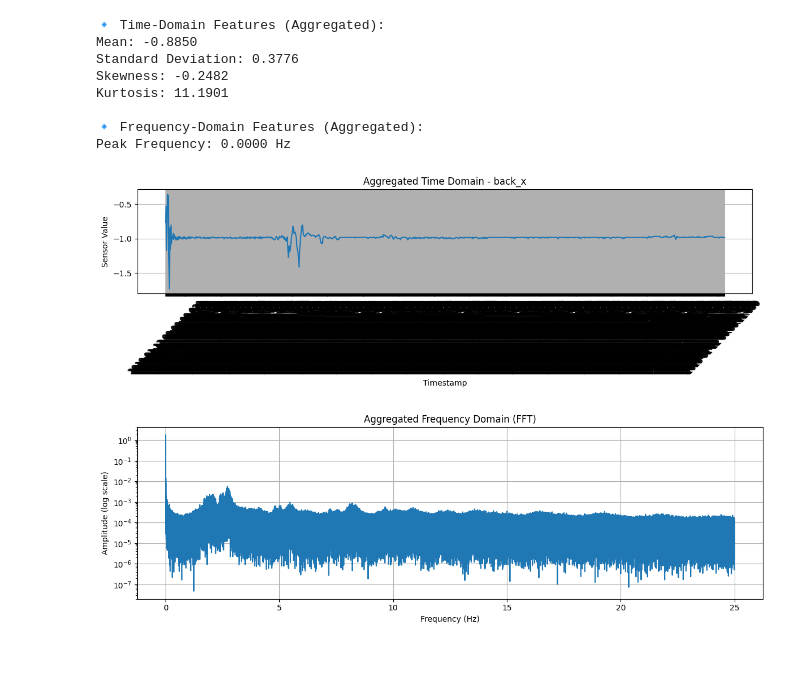
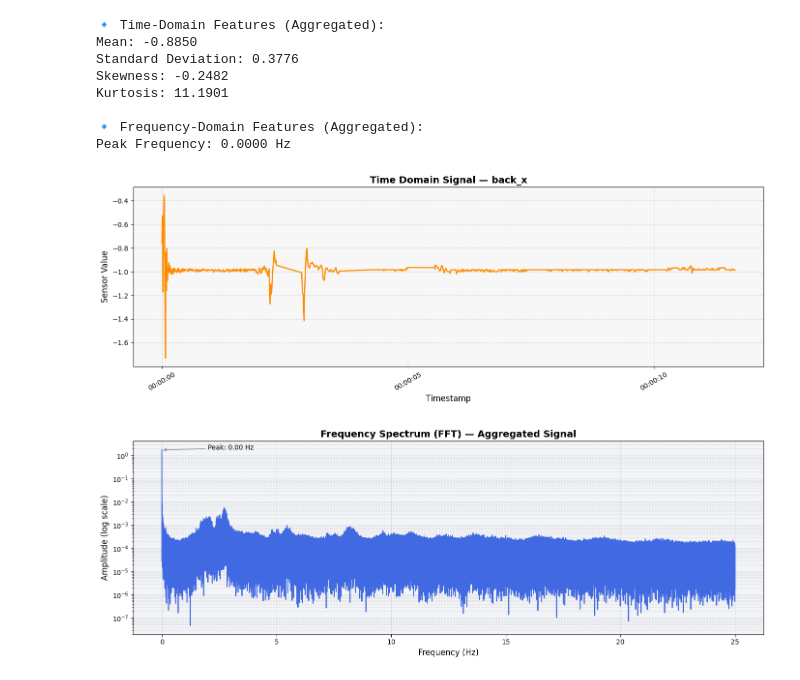
Before and after one commit to prem9/cs-156-demo3, a Jupyter notebook: part1Demo3.ipynb, the cells around one changed output. Saved outputs shown, nothing was run; the diff lists cells and outputs as text; code cells hidden in the pictures.

```diff
--- a/part1Demo3.ipynb
+++ b/part1Demo3.ipynb
@@ -6,33 +6,37 @@ from scipy.stats import skew, kurtosis
 from scipy.fft import fft, fftfreq
 import matplotlib.pyplot as plt
 import matplotlib.dates as mdates
+import warnings
 
-# Configuration
+# --- Suppress warnings about missing glyphs ---
+warnings.filterwarnings("ignore", category=UserWarning, module='matplotlib')
+
+# --- Configuration ---
 folder_path = "./harth"
 sensor_column = 'back_x'
 sampling_interval = 0.02  # 50Hz
 
-# Aggregated data storage
+# --- Aggregated data storage ---
 all_sensor_values = []
 all_timestamps = []
 
-# Loop through all CSV files in folder
+# --- Load and aggregate sensor data ---
 for filename in os.listdir(folder_path):
     if filename.endswith(".csv"):
         file_path = os.path.join(folder_path, filename)
         try:
             df = pd.read_csv(file_path)
 
-            # Check for required columns
+            # Ensure required columns exist
             if sensor_column not in df.columns or 'timestamp' not in df.columns:
                 print(f"⚠️ Skipping {filename}: missing '{sensor_column}' or 'timestamp'.")
                 continue
 
-            # Convert timestamps to datetime
+            # Parse timestamps and sensor values
             timestamps = pd.to_datetime(df['timestamp'], errors='coerce')
             sensor_data = df[sensor_column]
 
-            # Drop rows with invalid timestamps or sensor values
+            # Drop invalid rows
             valid = timestamps.notna() & sensor_data.notna()
             timestamps = timestamps[valid].to_numpy()
             sensor_data = sensor_data[valid].to_numpy()
@@ -47,11 +51,11 @@ for filename in os.listdir(folder_path):
         except Exception as e:
             print(f"⚠️ Error processing {filename}: {e}")
 
-# Convert lists to arrays
+# --- Convert to NumPy arrays ---
 all_sensor_values = np.array(all_sensor_values)
 all_timestamps = np.array(all_timestamps)
 
-# Time-domain features
+# --- Time-Domain Features ---
 mean_val = np.mean(all_sensor_values)
 std_val = np.std(all_sensor_values)
 skew_val = skew(all_sensor_values)
@@ -60,49 +64,61 @@ kurt_val = kurtosis(all_sensor_values)
 print("🔹 Time-Domain Features (Aggregated):")
 print(f"Mean: {mean_val:.4f}")
 print(f"Standard Deviation: {std_val:.4f}")
 print(f"Skewness: {skew_val:.4f}")
 print(f"Kurtosis: {kurt_val:.4f}")
 
-# Frequency-domain features
+# --- Frequency-Domain Features ---
 N = len(all_sensor_values)
 yf = fft(all_sensor_values)
 xf = fftfreq(N, sampling_interval)[:N // 2]
 amplitudes = 2.0 / N * np.abs(yf[0:N // 2])
 peak_freq = xf[np.argmax(amplitudes)]
 
 print("\n🔹 Frequency-Domain Features (Aggregated):")
 print(f"Peak Frequency: {peak_freq:.4f} Hz")
 
-# Plot Time Domain with cleaned timestamps
-plt.figure(figsize=(12, 4))
-plt.plot(all_timestamps[:1000], all_sensor_values[:1000])
-plt.gca().xaxis.set_major_formatter(mdates.DateFormatter('%H:%M:%S'))  # HH:MM:SS format
-plt.xticks(rotation=45)
-plt.title(f"Aggregated Time Domain - {sensor_column}")
-plt.xlabel("Timestamp")
-plt.ylabel("Sensor Value")
-plt.grid(True)
+# --- Clean Time Domain Plot ---
+plt.figure(figsize=(14, 5))
+plt.plot(all_timestamps[:1000], all_sensor_values[:1000], color='darkorange', linewidth=1.8)
+plt.gca().set_facecolor('#f7f7f7')
+plt.gca().xaxis.set_major_formatter(mdates.DateFormatter('%H:%M:%S'))
+plt.xticks(rotation=30)
+plt.title(f"Time Domain Signal — {sensor_column}", fontsize=14, fontweight='bold')
+plt.xlabel("Timestamp", fontsize=12)
+plt.ylabel("Sensor Value", fontsize=12)
+plt.grid(True, linestyle='--', alpha=0.5)
 plt.tight_layout()
 plt.show()
 
-# Plot Frequency Domain
-plt.figure(figsize=(12, 4))
-plt.plot(xf, amplitudes)
+# --- Clean Frequency Domain Plot ---
+plt.figure(figsize=(14, 5))
+plt.plot(xf, amplitudes, color='royalblue', linewidth=1.5)
+plt.gca().set_facecolor('#f2f4f8')
 plt.yscale('log')
-plt.title("Aggregated Frequency Domain (FFT)")
-plt.xlabel("Frequency (Hz)")
-plt.ylabel("Amplitude (log scale)")
-plt.grid(True)
+plt.title("Frequency Spectrum (FFT) — Aggregated Signal", fontsize=14, fontweight='bold')
+plt.xlabel("Frequency (Hz)", fontsize=12)
+plt.ylabel("Amplitude (log scale)", fontsize=12)
+plt.grid(True, which='both', linestyle='--', alpha=0.4)
+
+# Annotate peak frequency
+peak_amp = np.max(amplitudes)
+peak_index = np.argmax(amplitudes)
+plt.annotate(f"Peak: {xf[peak_index]:.2f} Hz",
+             xy=(xf[peak_index], peak_amp),
+             xytext=(xf[peak_index]+2, peak_amp),
+             arrowprops=dict(arrowstyle="->", color='gray'),
+             fontsize=10, color='black')
+
 plt.tight_layout()
 plt.show()
 # %% [output]
 🔹 Time-Domain Features (Aggregated):
 Mean: -0.8850
 Standard Deviation: 0.3776
 Skewness: -0.2482
 Kurtosis: 11.1901
 
 🔹 Frequency-Domain Features (Aggregated):
 Peak Frequency: 0.0000 Hz
-[figure, old version]
+[figure, new version]
-[figure, old version]
+[figure, new version]
```
